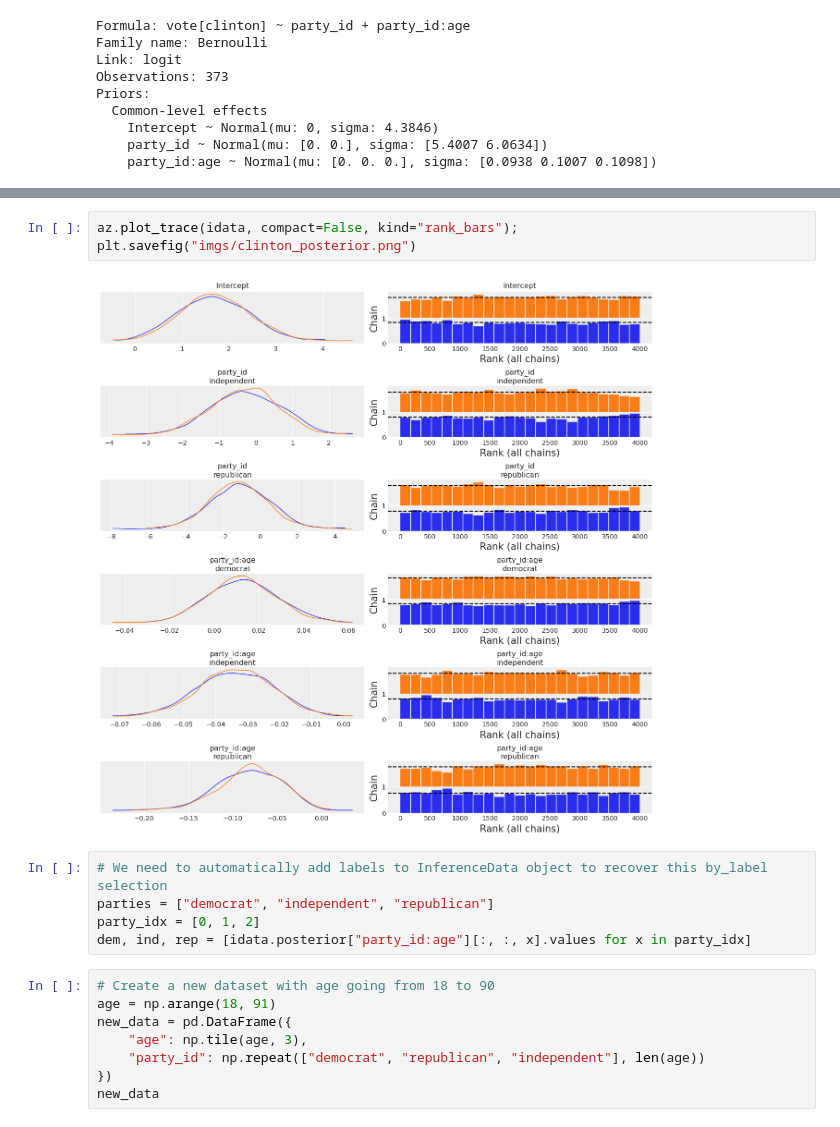
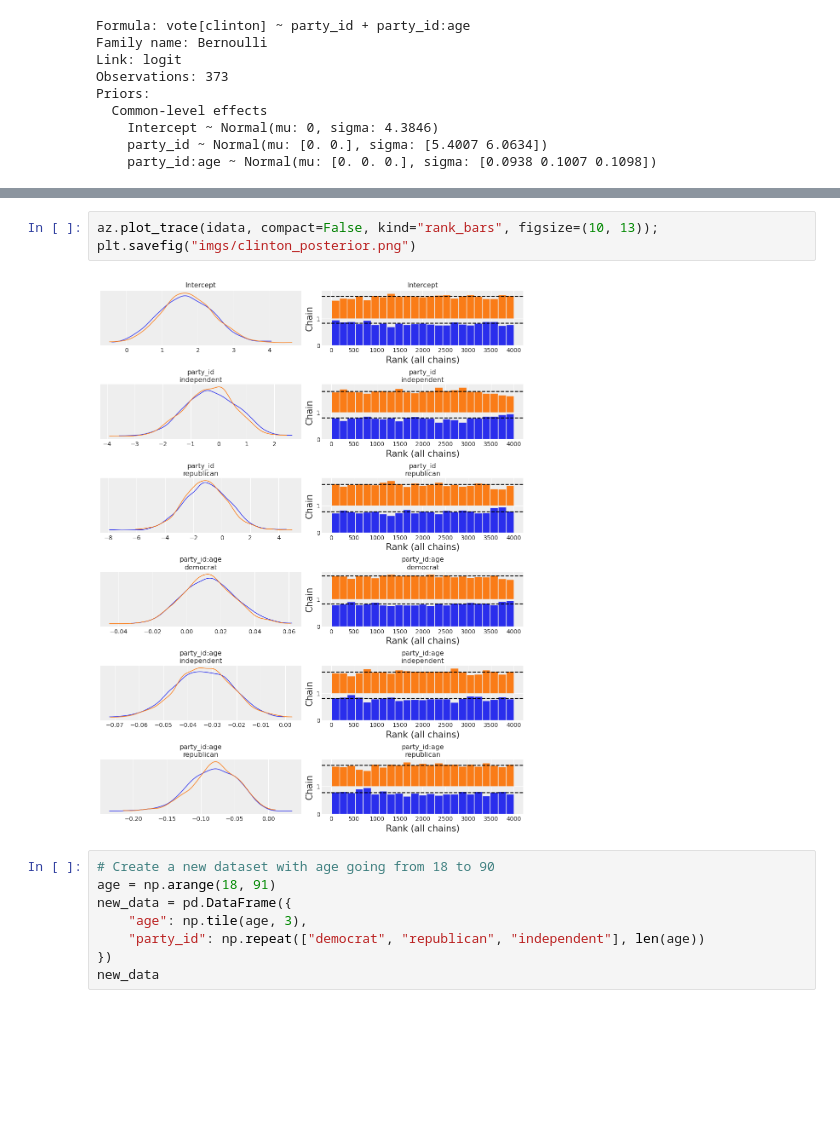
Before and after one commit to bambinos/paper, a Jupyter notebook: original/02_logistic_regression.ipynb, the cells around one changed output, grey strips where cells are left out. Drawn from its saved outputs; the diff is of its cells as text; blank space fills up the shorter version.

Commit message:
Modify figure for second example

```diff
--- a/original/02_logistic_regression.ipynb
+++ b/original/02_logistic_regression.ipynb
@@ -72,13 +74,8 @@ plt.savefig("imgs/clinton_prior.png")
 # %%
-az.plot_trace(idata, compact=False, kind="rank_bars");
+az.plot_trace(idata, compact=False, kind="rank_bars", figsize=(10, 13));
 plt.savefig("imgs/clinton_posterior.png")
 # %% [output]
-[figure, old version]
+[figure, new version]
-# %%
-# We need to automatically add labels to InferenceData object to recover this by_label selection
-parties = ["democrat", "independent", "republican"]
-party_idx = [0, 1, 2]
-dem, ind, rep = [idata.posterior["party_id:age"][:, :, x].values for x in party_idx]
 # %%
 # Create a new dataset with age going from 18 to 90
 age = np.arange(18, 91)
```
Also changed, not shown: parts of 8 cells of this notebook, 3 other files.
